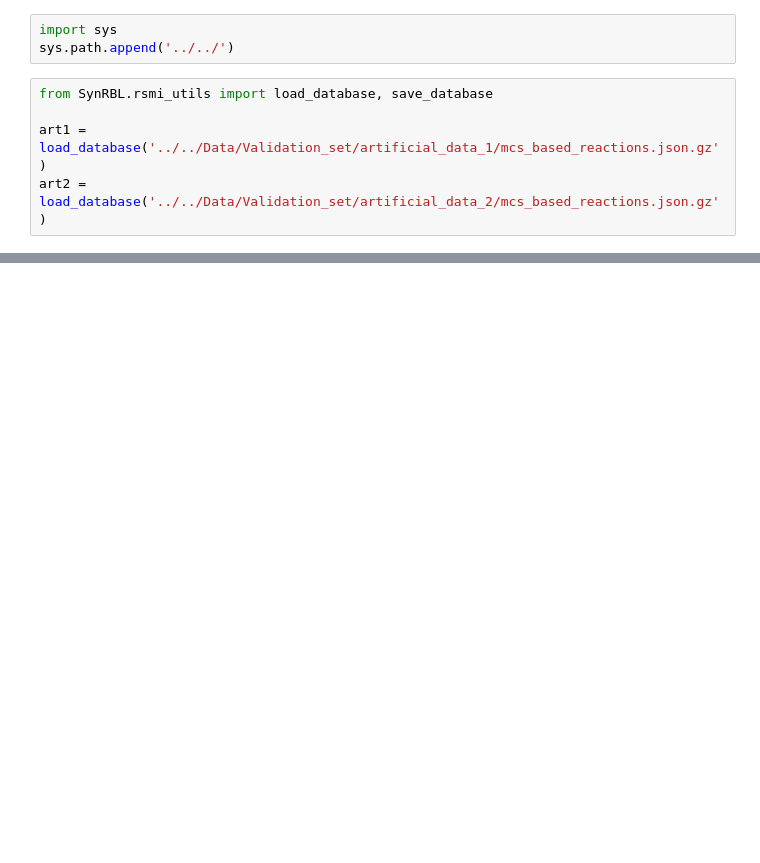
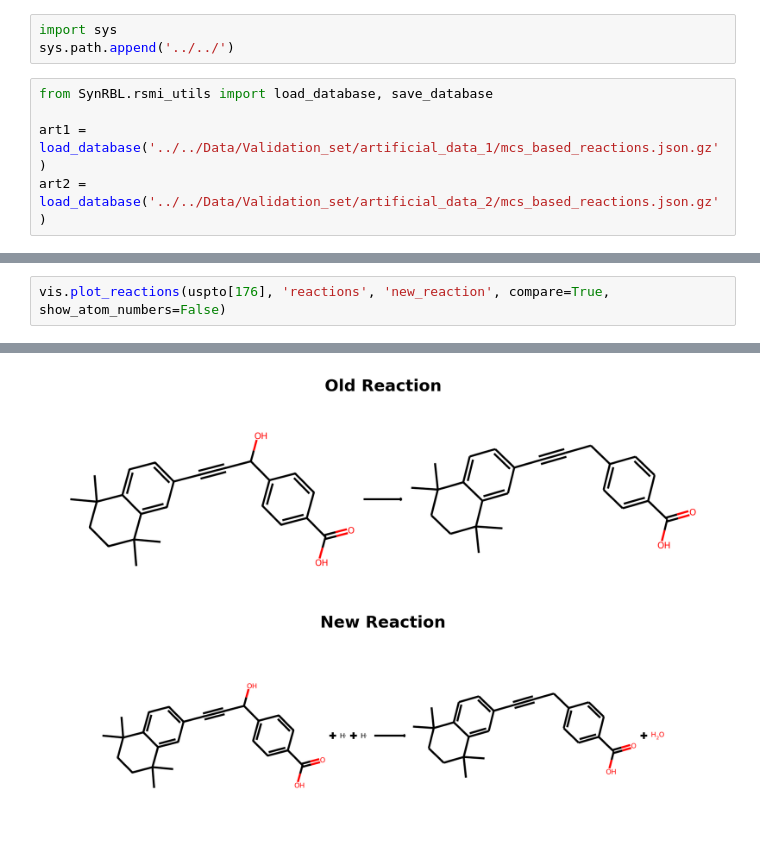
Before and after one commit to TieuLongPhan/SynRBL, a Jupyter notebook: Pipeline/Validation/test.ipynb, the cells around one changed output, grey strips where cells are left out. Saved outputs shown, nothing was run; the diff lists cells and outputs as text; blank space fills up the shorter version.

```diff
--- a/Pipeline/Validation/test.ipynb
+++ b/Pipeline/Validation/test.ipynb
@@ -225,0 +149,3 @@ vis.plot_reactions(jaworski[2], 'reactions', 'new_reaction', compare=True)
+# %%
+vis.plot_reactions(uspto[176], 'reactions', 'new_reaction', compare=True, show_atom_numbers=False)
+# %% [output]
@@ -225,0 +154 @@ vis.plot_reactions(jaworski[2], 'reactions', 'new_reaction', compare=True)
+[figure, added]
```
Also changed, not shown: parts of 60 cells of this notebook, 18 other files.
